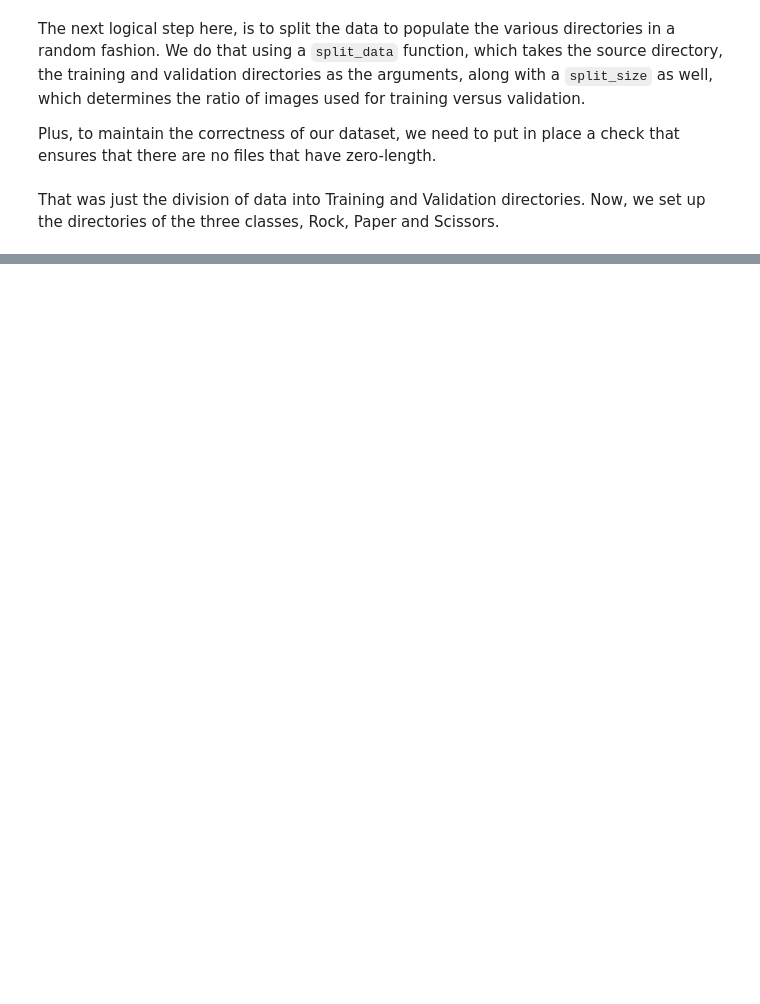
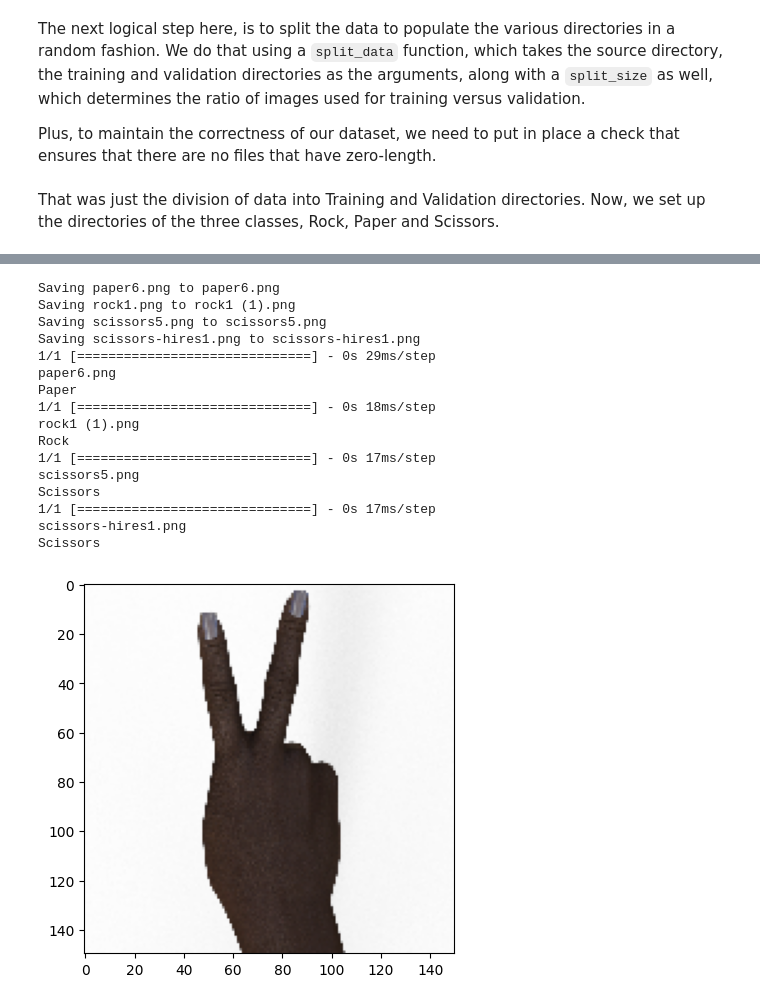
Before and after one commit to ishanmorwal/Rock-Paper-Scissors, a Jupyter notebook: RockPaperScissors.ipynb, the cells around one changed output, grey strips where cells are left out. Cells and saved outputs as stored; diff of their text form; code cells hidden in the pictures; blank space fills up the shorter version.

```diff
--- a/RockPaperScissors.ipynb
+++ b/RockPaperScissors.ipynb
@@ -58,7 +55,7 @@ There are 840 images of Scissors in sign language.
 # %% [markdown]
 Now we divide the data contained into training and validation directories.
 # %%
-root_dir = '/tmp/rps'
+root_dir = '/tmp/Rock-paper-scissors'
 
 # Makes sure directory is empty
 if os.path.exists(root_dir):
@@ -177,0 +304,30 @@ FileNotFoundError: [Errno 2] No such file or directory: '/tmp/rps/rock'
+# %%
+# prompt: take user input image and classify it  as an image of rock, paper or scissors in sign language, using the model above
+
+import numpy as np
+import tensorflow as tf
+from google.colab import files
+from tensorflow.keras.preprocessing import image
+import matplotlib.pyplot as plt
+import matplotlib.image as mpimg
+
+uploaded = files.upload()
+
+for fn in uploaded.keys():
+  # predicting images
+  path = '/content/' + fn
+  img = image.load_img(path, target_size=(150, 150))
+  imgplot = plt.imshow(img)
+  x = image.img_to_array(img)
+  x = np.expand_dims(x, axis=0)
+
+  images = np.vstack([x])
+  classes = model.predict(images, batch_size=10)
+  print(fn)
+  if classes[0][0] == 1:
+    print("Paper")
+  elif classes[0][1] == 1:
+    print("Rock")
+  elif classes[0][2] == 1:
+    print("Scissors")
+# %% [output]
@@ -177,0 +335,17 @@ FileNotFoundError: [Errno 2] No such file or directory: '/tmp/rps/rock'
+Saving paper6.png to paper6.png
+Saving rock1.png to rock1 (1).png
+Saving scissors5.png to scissors5.png
+Saving scissors-hires1.png to scissors-hires1.png
+1/1 [==============================] - 0s 29ms/step
+paper6.png
+Paper
+1/1 [==============================] - 0s 18ms/step
+rock1 (1).png
+Rock
+1/1 [==============================] - 0s 17ms/step
+scissors5.png
+Scissors
+1/1 [==============================] - 0s 17ms/step
+scissors-hires1.png
+Scissors
+[figure, added]
```
Also changed, not shown: parts of 15 cells of this notebook.
